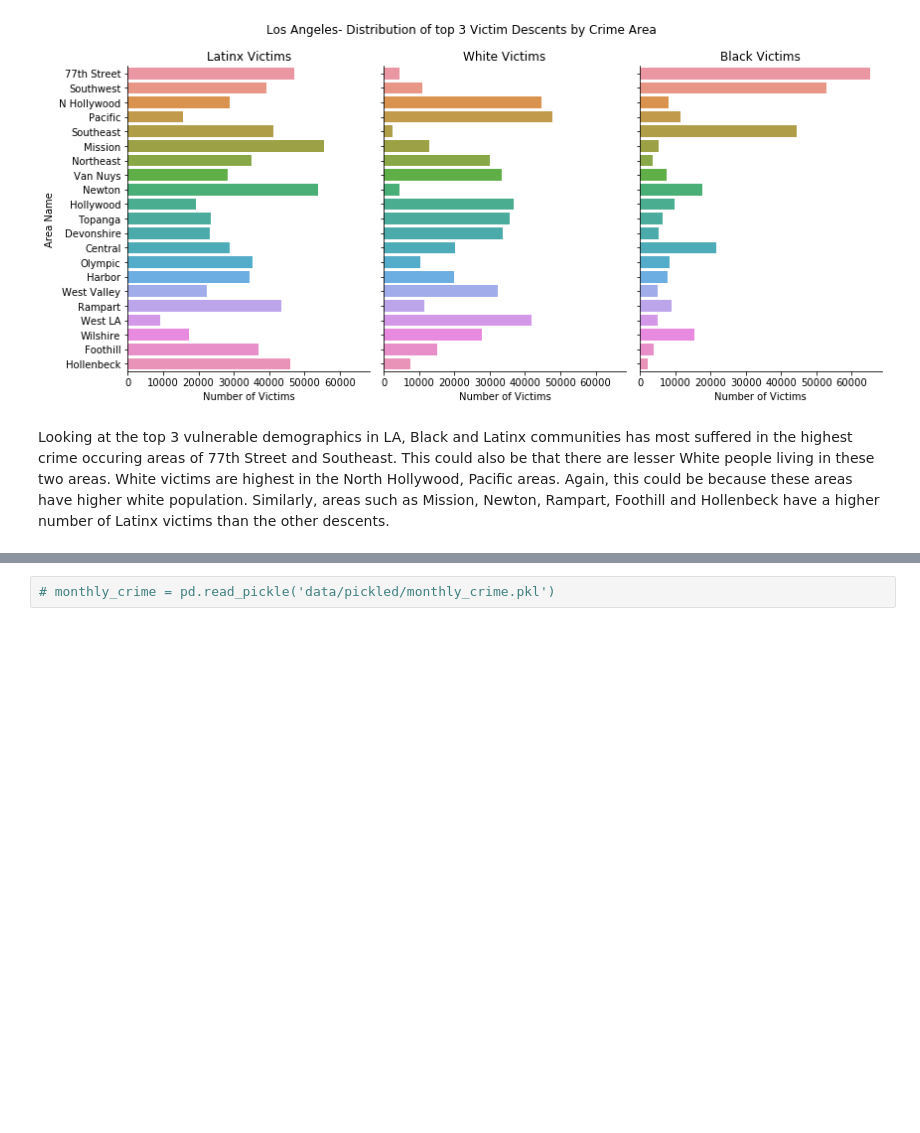
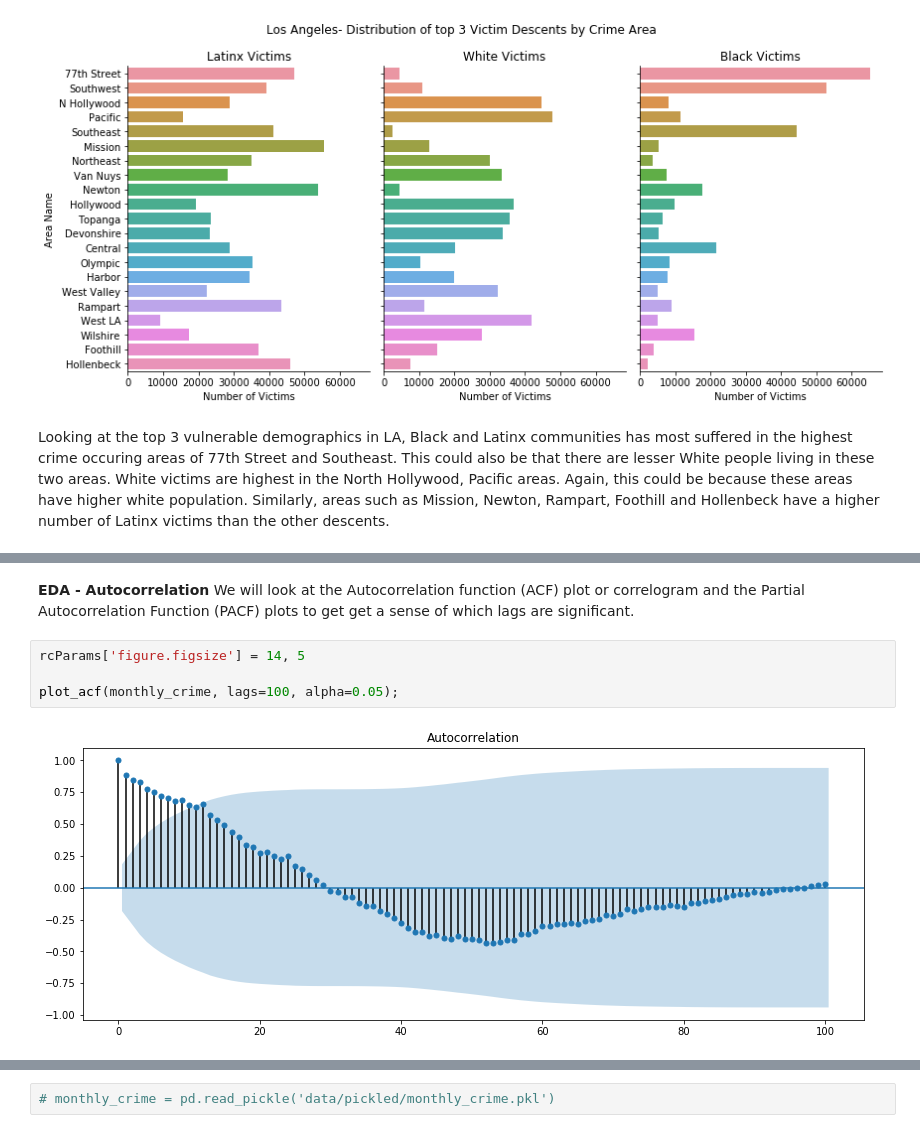
Before and after one commit to sidneykung/LA_crime_forecasting, a Jupyter notebook: Final Notebook.ipynb, the cells around one changed output, grey strips where cells are left out. Cells and saved outputs as stored; diff of their text form; blank space fills up the shorter version.

```diff
--- a/Final Notebook.ipynb
+++ b/Final Notebook.ipynb
@@ -367,0 +227,9 @@ From the plot we can see that 2017 saw the highest average number of crimes repo
+# %% [markdown]
+**EDA - Autocorrelation**
+We will look at the Autocorrelation function (ACF) plot or correlogram and the Partial Autocorrelation Function (PACF) plots to get get a sense of which lags are significant.
+# %%
+rcParams['figure.figsize'] = 14, 5
+
+plot_acf(monthly_crime, lags=100, alpha=0.05);
+# %% [output]
+[figure, added]
```
Also changed, not shown: parts of 87 cells of this notebook, 9 other files.
